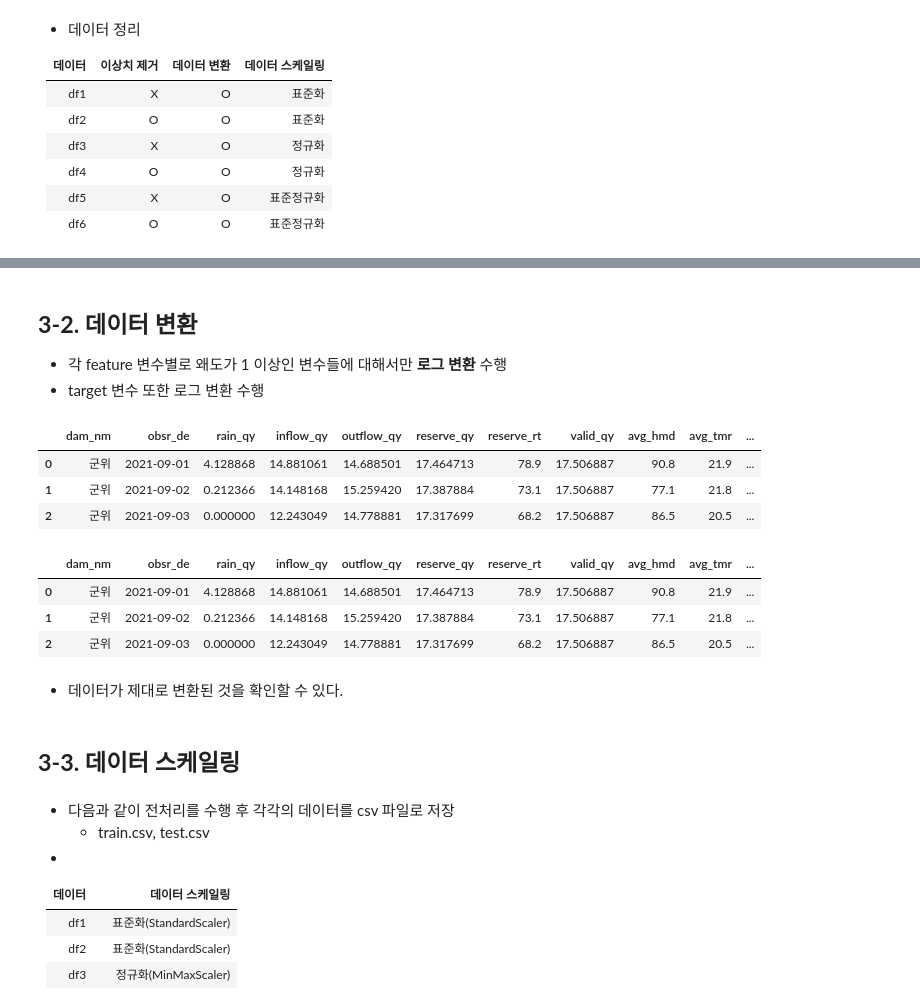
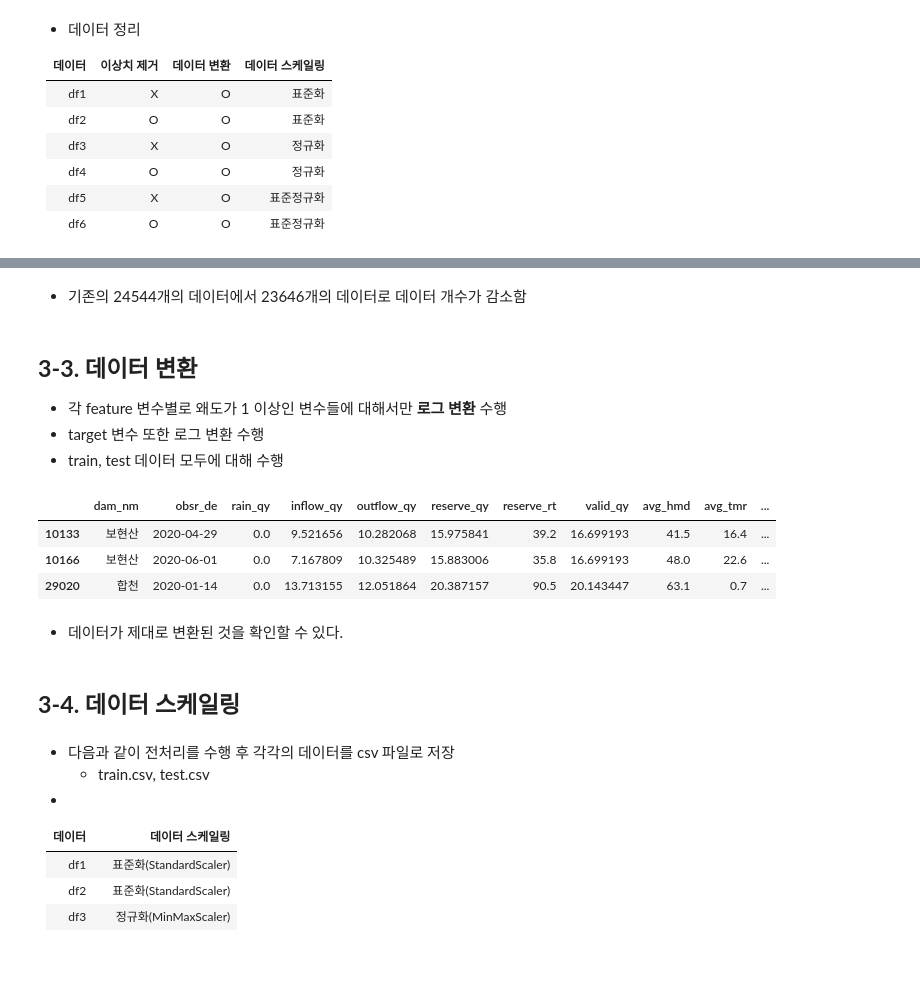
Before and after one commit to chasubeen/KSDC_DB, a Jupyter notebook: EDA.ipynb, the cells around one changed output, grey strips where cells are left out. Cells and saved outputs as stored; diff of their text form; code cells hidden in the pictures; blank space fills up the shorter version.

```diff
--- a/EDA.ipynb
+++ b/EDA.ipynb
@@ -235,0 +241,11 @@ for i, ftr in enumerate(features):
+# %%
+# 모두 동일한 데이터로 분할 -> train/test set은 동일하게 유지하기 위함
+
+from sklearn.model_selection import train_test_split
+
+df1_train, df1_test = train_test_split(df1, test_size=0.2, random_state=42, shuffle = True)
+df2_train, df2_test = df1_train.copy(), df1_test.copy()
+df3_train, df3_test = df1_train.copy(), df1_test.copy()
+df4_train, df4_test = df1_train.copy(), df1_test.copy()
+df5_train, df5_test = df1_train.copy(), df1_test.copy()
+df6_train, df6_test = df1_train.copy(), df1_test.copy()
@@ -335,7 +322,10 @@ df2
+# %% [markdown]
+- 기존의 24544개의 데이터에서 23646개의 데이터로 데이터 개수가 감소함
 # %% [markdown]
-## **3-2. 데이터 변환**
+## **3-3. 데이터 변환**
 - 각 feature 변수별로 왜도가 1 이상인 변수들에 대해서만 **로그 변환** 수행
 - target 변수 또한 로그 변환 수행
+- train, test 데이터 모두에 대해 수행
 # %%
 ### 로그 변환
 
@@ -358,18 +349,11 @@ df2 = log_transform(df2, variables) # 이상치 제거를 진행한 데이터
 # %%
-data.head(3)
+df1_train.head(3)
 # %% [output]
 |  | dam_nm | obsr_de | rain_qy | inflow_qy | outflow_qy | reserve_qy | reserve_rt | valid_qy | avg_hmd | avg_tmr | ... |
-| 0 | 군위 | 2021-09-01 | 4.128868 | 14.881061 | 14.688501 | 17.464713 | 78.9 | 17.506887 | 90.8 | 21.9 | ... |
-| 1 | 군위 | 2021-09-02 | 0.212366 | 14.148168 | 15.259420 | 17.387884 | 73.1 | 17.506887 | 77.1 | 21.8 | ... |
-| 2 | 군위 | 2021-09-03 | 0.000000 | 12.243049 | 14.778881 | 17.317699 | 68.2 | 17.506887 | 86.5 | 20.5 | ... |
+| 10133 | 보현산 | 2020-04-29 | 0.0 | 9.521656 | 10.282068 | 15.975841 | 39.2 | 16.699193 | 41.5 | 16.4 | ... |
+| 10166 | 보현산 | 2020-06-01 | 0.0 | 7.167809 | 10.325489 | 15.883006 | 35.8 | 16.699193 | 48.0 | 22.6 | ... |
+| 29020 | 합천 | 2020-01-14 | 0.0 | 13.713155 | 12.051864 | 20.387157 | 90.5 | 20.143447 | 63.1 | 0.7 | ... |
-# %%
-df2.head(3)
-# %% [output]
-|  | dam_nm | obsr_de | rain_qy | inflow_qy | outflow_qy | reserve_qy | reserve_rt | valid_qy | avg_hmd | avg_tmr | ... |
-| 0 | 군위 | 2021-09-01 | 4.128868 | 14.881061 | 14.688501 | 17.464713 | 78.9 | 17.506887 | 90.8 | 21.9 | ... |
-| 1 | 군위 | 2021-09-02 | 0.212366 | 14.148168 | 15.259420 | 17.387884 | 73.1 | 17.506887 | 77.1 | 21.8 | ... |
-| 2 | 군위 | 2021-09-03 | 0.000000 | 12.243049 | 14.778881 | 17.317699 | 68.2 | 17.506887 | 86.5 | 20.5 | ... |
 # %% [markdown]
 - 데이터가 제대로 변환된 것을 확인할 수 있다.
 # %% [markdown]
-## **3-3. 데이터 스케일링**
+## **3-4. 데이터 스케일링**
```
Also changed, not shown: parts of 22 cells of this notebook.
